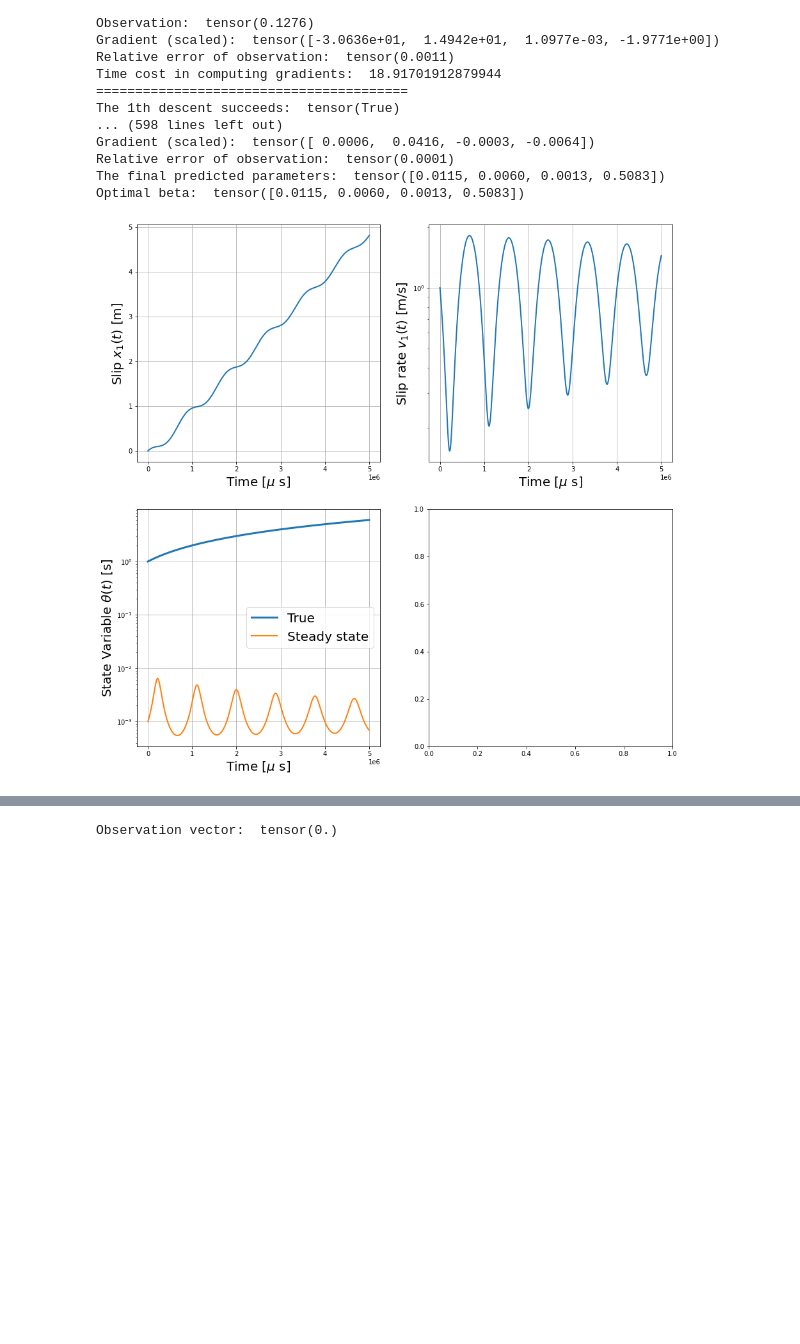
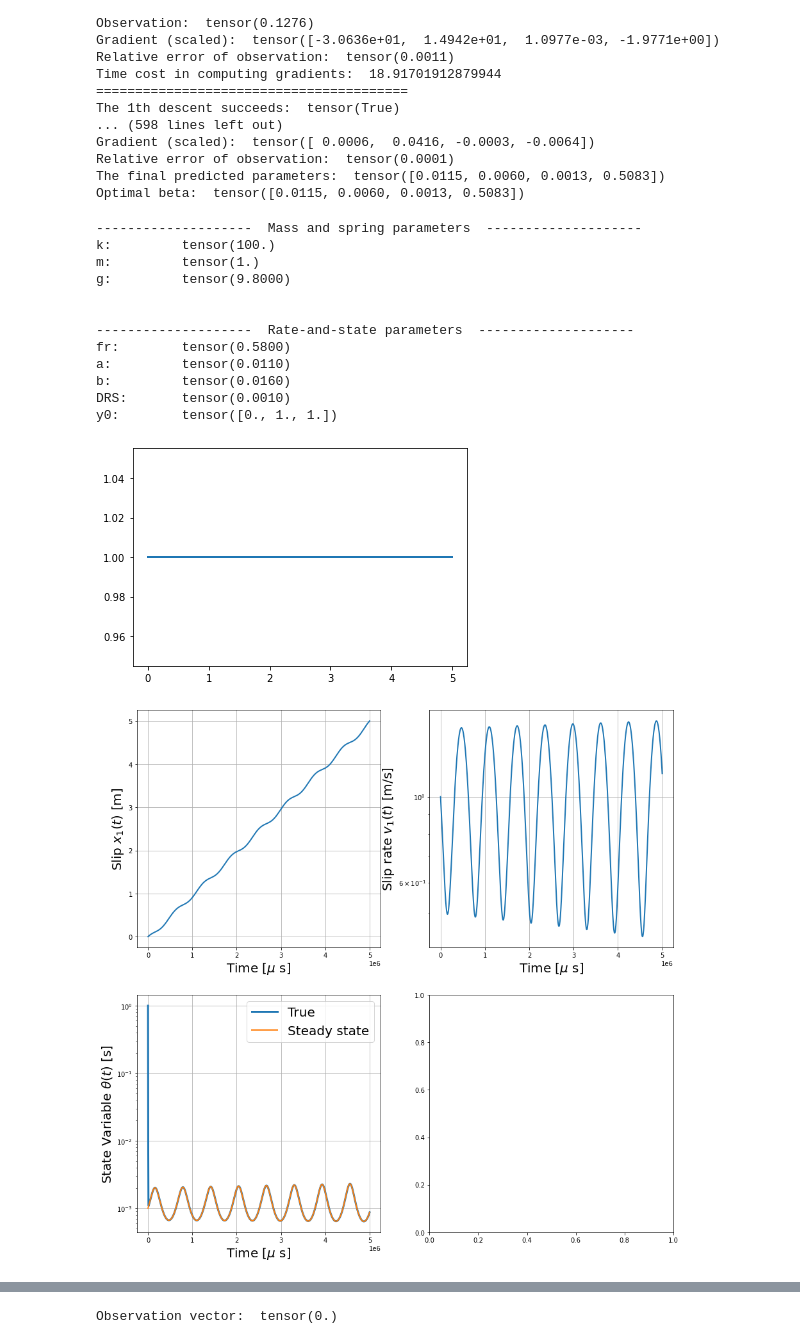
Before and after one commit to Shengduo/AdjtMethod, a Jupyter notebook: MassFricAdj1219_GradDescent.ipynb, the cells around one changed output, grey strips where cells are left out. Saved outputs shown, nothing was run; the diff lists cells and outputs as text; code cells hidden in the pictures; blank space fills up the shorter version.

```diff
--- a/MassFricAdj1219_GradDescent.ipynb
+++ b/MassFricAdj1219_GradDescent.ipynb
@@ -1087,29 +1070,42 @@ Optimal beta:  tensor([0.0115, 0.0060, 0.0013, 0.5083])
 # %%
 ## Fixed parameters
 # Parameters for the spring-slider
-k = 50.
+k = 100.
 m = 1.
-V = 1.
+VT = torch.tensor([[1., 1.], [0., 5.]])
 g = 9.8
 y0 = torch.tensor([0., 1.0, 1.0])
-
+kmg = torch.tensor([k, m, g])
 # Sequence specific parameters
 T = 5.
 NofTPts = 1000
 
 # Tolerance parameters
-this_rtol = 1.e-6
-this_atol = 1.e-8
+this_rtol = 1.e-8
+this_atol = 1.e-10
 # %%
 # Generate target v
 targ_RSParams = torch.tensor([0.011, 0.016, 1.e-3, 0.58])
-targ_SpringSlider = MassFricParams(k, m, V, g, targ_RSParams, y0)
-
+targ_SpringSlider = MassFricParams(kmg, VT, targ_RSParams, y0)
+targ_SpringSlider.print_info()
 targ_seq = TimeSequenceGen(T, NofTPts, targ_SpringSlider, rtol=this_rtol, atol=this_atol, regularizedFlag=False)
 v = targ_seq.default_y[1, :]
 targ_seq.plotY(targ_seq.t, targ_seq.default_y)
 # %% [output]
+--------------------  Mass and spring parameters  --------------------
+k:         tensor(100.)
+m:         tensor(1.)
+g:         tensor(9.8000)
+
+
+--------------------  Rate-and-state parameters  --------------------
+fr:        tensor(0.5800)
+a:         tensor(0.0110)
+b:         tensor(0.0160)
+DRS:       tensor(0.0010)
+y0:        tensor([0., 1., 1.])
-[figure, old version]
+[figure, new version]
+[figure, added]
 # %%
 # A new set of RS params
 # new_RSParams = torch.tensor([0.004, 0.008, 2., 0.6])
```
Also changed, not shown: parts of 6 cells of this notebook, 1 other file.
